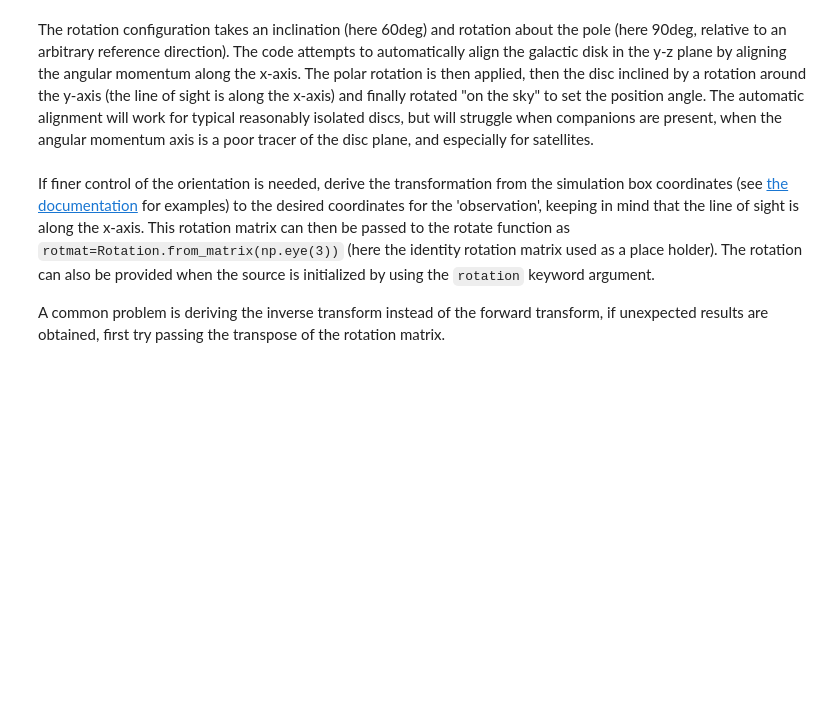
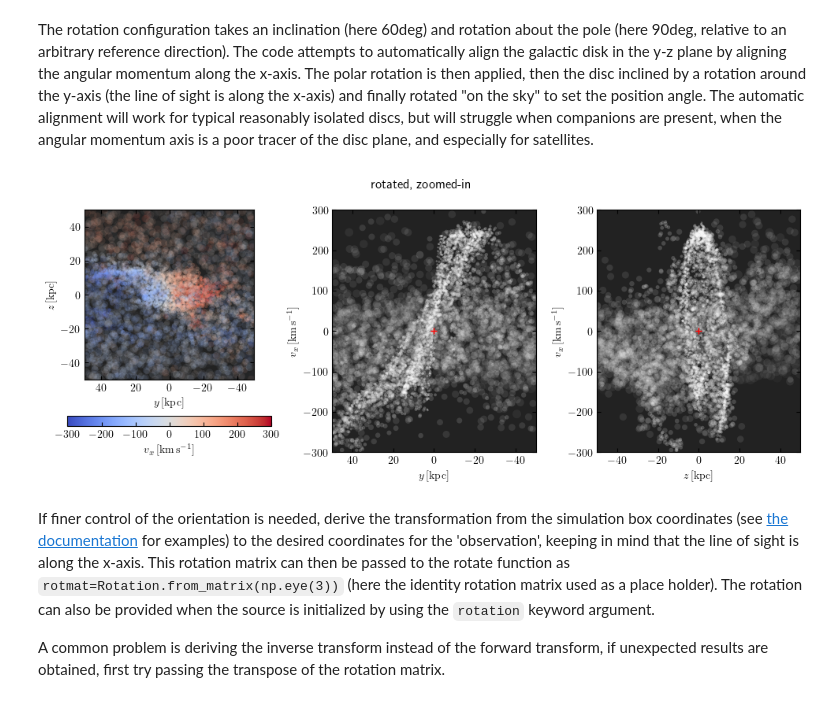
Before and after one commit to kyleaoman/martini, a Jupyter notebook: examples/martini_TNG.ipynb, the cells around one changed output. Cells and saved outputs as stored; diff of their text form; code cells hidden in the pictures; blank space fills up the shorter version.

```diff
--- a/examples/martini_TNG.ipynb
+++ b/examples/martini_TNG.ipynb
@@ -176,9 +151,11 @@ is a poor tracer of the disc plane, and especially for satellites.
 # %%
 preview_fig_rotated_zoomed_in = source.preview(
     title="rotated, zoomed-in",
-    lim=(50 * U.kpc / source.distance).to(U.deg, U.dimensionless_angles()),
+    lim=50 * U.kpc,
     vlim=300 * U.km / U.s,
 )
+# %% [output]
+[figure, added]
 # %% [markdown]
 If finer control of the orientation is needed, derive the transformation from the simulation box coordinates (see [the documentation](https://martini.readthedocs.io/en/latest/) for examples) to the desired coordinates for the 'observation', keeping in mind that the line of sight is along the x-axis. This rotation matrix can then be passed to the rotate function as `rotmat=Rotation.from_matrix(np.eye(3))` (here the identity rotation matrix used as a place holder). The rotation can also be provided when the source is initialized by using the `rotation` keyword argument.
 
```
Also changed, not shown: parts of 16 cells of this notebook, 1 other file.
